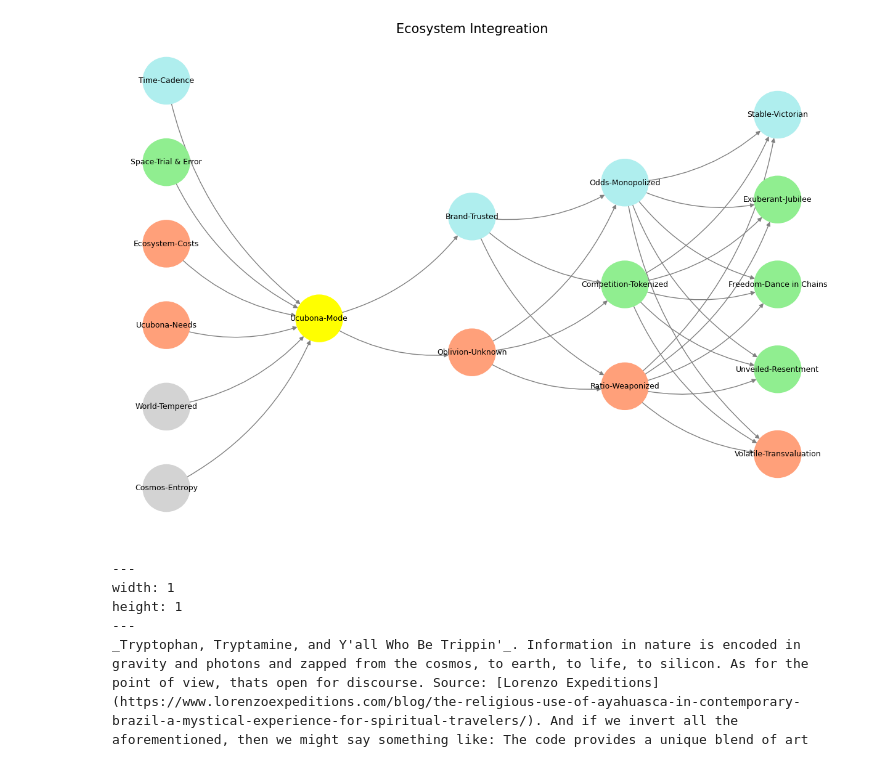
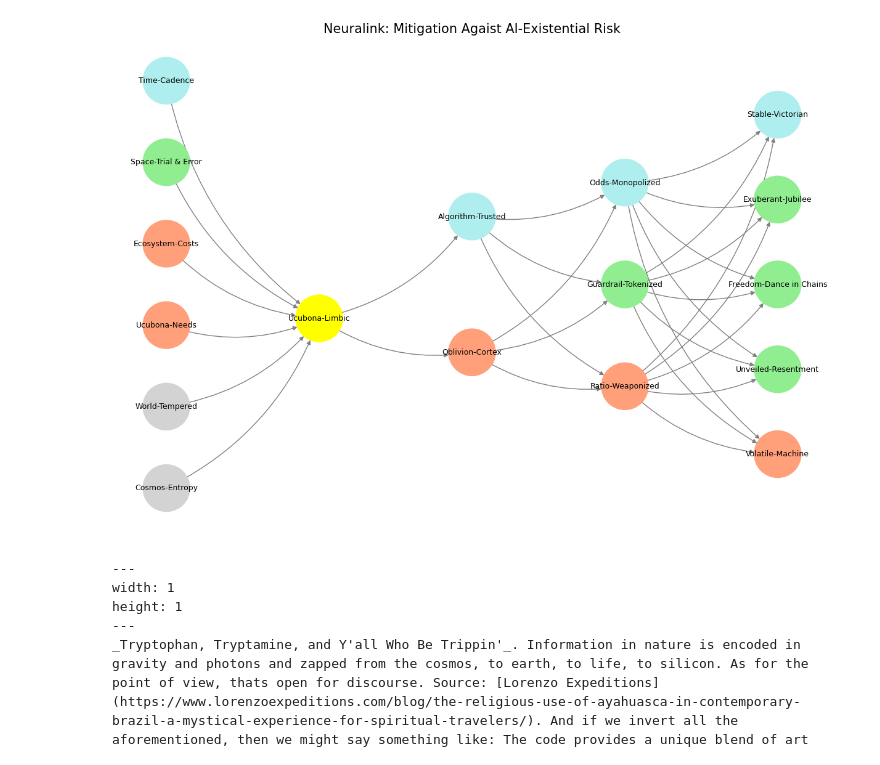
Before and after one commit to abikesa/website, a Jupyter notebook: kitabo/ensi/_build/jupyter_execute/act2/chapter2.ipynb, the cells around one changed output. Cells and saved outputs as stored; diff of their text form; code cells hidden in the pictures.

Commit message:
motivation behind neuralink

````diff
--- a/kitabo/ensi/_build/jupyter_execute/act2/chapter2.ipynb
+++ b/kitabo/ensi/_build/jupyter_execute/act2/chapter2.ipynb
@@ -106,22 +37,22 @@ import networkx as nx
 # Define the neural network
 def define_layers():
     return {
-        'World': ['Cosmos-Entropy', 'World-Tempered', 'Ucubona-Needs', 'Ecosystem-Costs', 'Space-Trial & Error', 'Time-Cadence', ], # Theomarchy
-        'Mode': ['Ucubona-Mode'], # Mortals
-        'Agent': ['Oblivion-Unknown', 'Brand-Trusted'], # Fire
-        'Space': ['Ratio-Weaponized', 'Competition-Tokenized', 'Odds-Monopolized'], # Gamification
-        'Time': ['Volatile-Transvaluation', 'Unveiled-Resentment',  'Freedom-Dance in Chains', 'Exuberant-Jubilee', 'Stable-Victorian'] # Victory
+        'World': ['Cosmos-Entropy', 'World-Tempered', 'Ucubona-Needs', 'Ecosystem-Costs', 'Space-Trial & Error', 'Time-Cadence', ],
+        'Mode': ['Ucubona-Limbic'],
+        'Agent': ['Oblivion-Cortex', 'Algorithm-Trusted'],
+        'Space': ['Ratio-Weaponized', 'Guardrail-Tokenized', 'Odds-Monopolized'],
+        'Time': ['Volatile-Machine', 'Unveiled-Resentment',  'Freedom-Dance in Chains', 'Exuberant-Jubilee', 'Stable-Victorian']
     }
 
 # Assign colors to nodes
 def assign_colors():
     color_map = {
-        'yellow': ['Ucubona-Mode'],
-        'paleturquoise': ['Time-Cadence', 'Brand-Trusted', 'Odds-Monopolized', 'Stable-Victorian'],
-        'lightgreen': ['Space-Trial & Error', 'Competition-Tokenized', 'Exuberant-Jubilee', 'Freedom-Dance in Chains', 'Unveiled-Resentment'],
+        'yellow': ['Ucubona-Limbic'],
+        'paleturquoise': ['Time-Cadence', 'Algorithm-Trusted', 'Odds-Monopolized', 'Stable-Victorian'],
+        'lightgreen': ['Space-Trial & Error', 'Guardrail-Tokenized', 'Exuberant-Jubilee', 'Freedom-Dance in Chains', 'Unveiled-Resentment'],
         'lightsalmon': [
-            'Ucubona-Needs', 'Ecosystem-Costs', 'Oblivion-Unknown',
-            'Ratio-Weaponized', 'Volatile-Transvaluation'
+            'Ucubona-Needs', 'Ecosystem-Costs', 'Oblivion-Cortex',
+            'Ratio-Weaponized', 'Volatile-Machine'
         ],
     }
     return {node: color for color, nodes in color_map.items() for node in nodes}
@@ -139,35 +70,35 @@ def visualize_nn():
     pos = {}
     node_colors = []
 
     # Add nodes and assign positions
     for i, (layer_name, nodes) in enumerate(layers.items()):
         positions = calculate_positions(nodes, x_offset=i * 2)
         for node, position in zip(nodes, positions):
             G.add_node(node, layer=layer_name)
             pos[node] = position
             node_colors.append(colors.get(node, 'lightgray'))
 
     # Add edges (automated for consecutive layers)
     layer_names = list(layers.keys())
     for i in range(len(layer_names) - 1):
         source_layer, target_layer = layer_names[i], layer_names[i + 1]
         for source in layers[source_layer]:
             for target in layers[target_layer]:
                 G.add_edge(source, target)
 
     # Draw the graph
     plt.figure(figsize=(12, 8))
     nx.draw(
         G, pos, with_labels=True, node_color=node_colors, edge_color='gray',
         node_size=3000, font_size=9, connectionstyle="arc3,rad=0.2"
     )
-    plt.title("Ecosystem Integreation", fontsize=15)
+    plt.title("Neuralink: Mitigation Agaist AI-Existential Risk", fontsize=15)
     plt.show()
 
 # Run the visualization
 visualize_nn()
 # %% [output]
-[figure, old version]
+[figure, new version]
 # %% [markdown]
 ```{figure} ../figures/blanche.*
 ---
````
Also changed, not shown: parts of 3 cells of this notebook, 25 other files.
